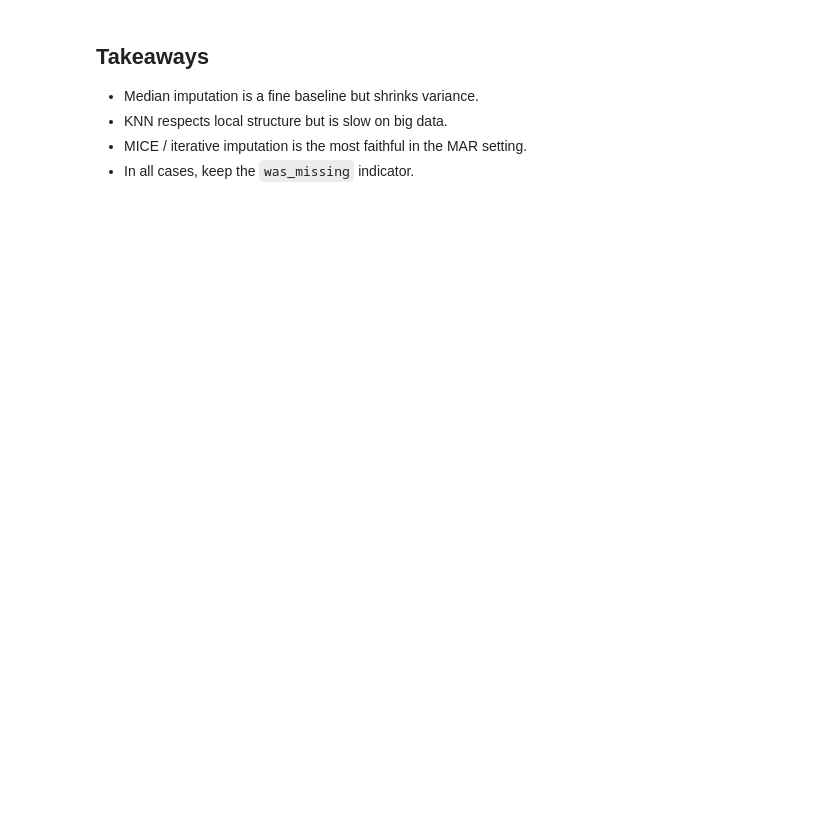
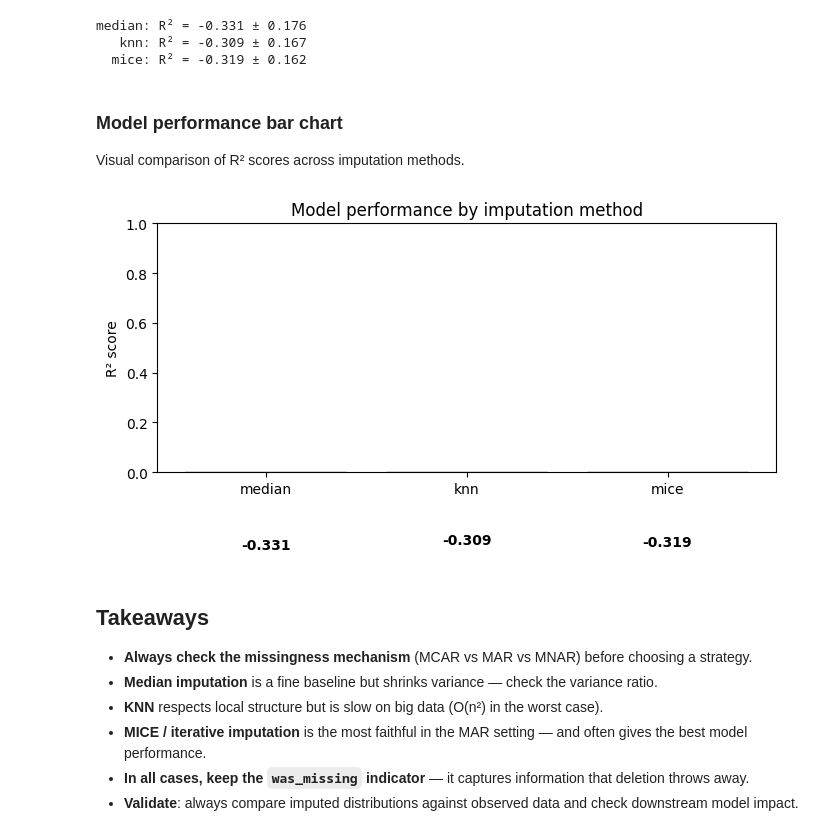
Before and after one commit to rafsunsheikh/data-scientists-handbook, a Jupyter notebook: notebooks/cleaning/02_missing_values.ipynb, the cells around one changed output. Saved outputs shown, nothing was run; the diff lists cells and outputs as text; code cells hidden in the pictures; blank space fills up the shorter version.

```diff
--- a/notebooks/cleaning/02_missing_values.ipynb
+++ b/notebooks/cleaning/02_missing_values.ipynb
@@ -57,0 +224,11 @@ plt.tight_layout(); plt.show()
+# %%
+fig, ax = plt.subplots(figsize=(8, 4))
+methods = ['Original', 'Median', 'KNN', 'MICE']
+vars_vals = [df['income'].dropna().var(), out['median'].var(), out['knn'].var(), out['mice'].var()]
+bars = ax.bar(methods, vars_vals, color=['gray', '#2ecc71', '#3498db', '#9b59b6'], alpha=0.8)
+ax.set_ylabel('Variance'); ax.set_title('Variance preservation by imputation method')
+ax.axhline(vars_vals[0], color='gray', linestyle='--', alpha=0.5, label='original variance')
+ax.legend()
+for bar, v in zip(bars, vars_vals):
+    ax.text(bar.get_x() + bar.get_width()/2, bar.get_height() + 100, f'{v:.0f}', ha='center', va='bottom')
+plt.tight_layout(); plt.show()
@@ -58,7 +241,53 @@ plt.tight_layout(); plt.show()
+# %%
+from sklearn.model_selection import cross_val_score, KFold
+from sklearn.ensemble import RandomForestRegressor
+
+X_base = df[['age', 'income']].copy()
+y = df['spend']
+
+for method_name, imputer in [('median', SimpleImputer(strategy='median')),
+                               ('knn', KNNImputer(n_neighbors=5)),
+                               ('mice', IterativeImputer(random_state=0, max_iter=10))]:
+    X_imputed = pd.DataFrame(imputer.fit_transform(X_base), columns=X_base.columns, index=X_base.index)
+    scores = cross_val_score(RandomForestRegressor(n_estimators=50, random_state=0), X_imputed, y,
+                             cv=KFold(5), scoring='r2')
+    print(f"{method_name:>6}: R² = {scores.mean():.3f} ± {scores.std():.3f}")
+# %% [output]
+median: R² = -0.331 ± 0.176
+   knn: R² = -0.309 ± 0.167
+  mice: R² = -0.319 ± 0.162
+# %% [markdown]
+### Model performance bar chart
+
+Visual comparison of R² scores across imputation methods.
+# %%
+methods = ['median', 'knn', 'mice']
+means, stds = [], []
+for method_name, imputer in [('median', SimpleImputer(strategy='median')),
+                               ('knn', KNNImputer(n_neighbors=5)),
+                               ('mice', IterativeImputer(random_state=0, max_iter=10))]:
+    X_imputed = pd.DataFrame(imputer.fit_transform(df[['age', 'income']]), columns=['age', 'income'], index=df.index)
+    scores = cross_val_score(RandomForestRegressor(n_estimators=50, random_state=0), X_imputed, df['spend'],
+                             cv=KFold(5), scoring='r2')
+    means.append(scores.mean())
+    stds.append(scores.std())
+
+fig, ax = plt.subplots(figsize=(7, 4))
+colors = ['#2ecc71', '#3498db', '#9b59b6']
+bars = ax.bar(methods, means, yerr=stds, capsize=5, color=colors, alpha=0.8, edgecolor='black')
+ax.set_ylabel('R² score'); ax.set_title('Model performance by imputation method')
+ax.set_ylim(0, 1)
+for bar, m in zip(bars, means):
+    ax.text(bar.get_x() + bar.get_width()/2, bar.get_height() + 0.01, f'{m:.3f}', ha='center', va='bottom', fontweight='bold')
+plt.tight_layout(); plt.show()
+# %% [output]
+[figure, added]
 # %% [markdown]
 ## Takeaways
 
-- Median imputation is a fine baseline but shrinks variance.
-- KNN respects local structure but is slow on big data.
-- MICE / iterative imputation is the most faithful in the MAR setting.
-- In all cases, keep the `was_missing` indicator.
+- **Always check the missingness mechanism** (MCAR vs MAR vs MNAR) before choosing a strategy.
+- **Median imputation** is a fine baseline but shrinks variance — check the variance ratio.
+- **KNN** respects local structure but is slow on big data (O(n²) in the worst case).
+- **MICE / iterative imputation** is the most faithful in the MAR setting — and often gives the best model performance.
+- **In all cases, keep the `was_missing` indicator** — it captures information that deletion throws away.
+- **Validate**: always compare imputed distributions against observed data and check downstream model impact.
```
Also changed, not shown: parts of 30 cells of this notebook, 8 other files.
